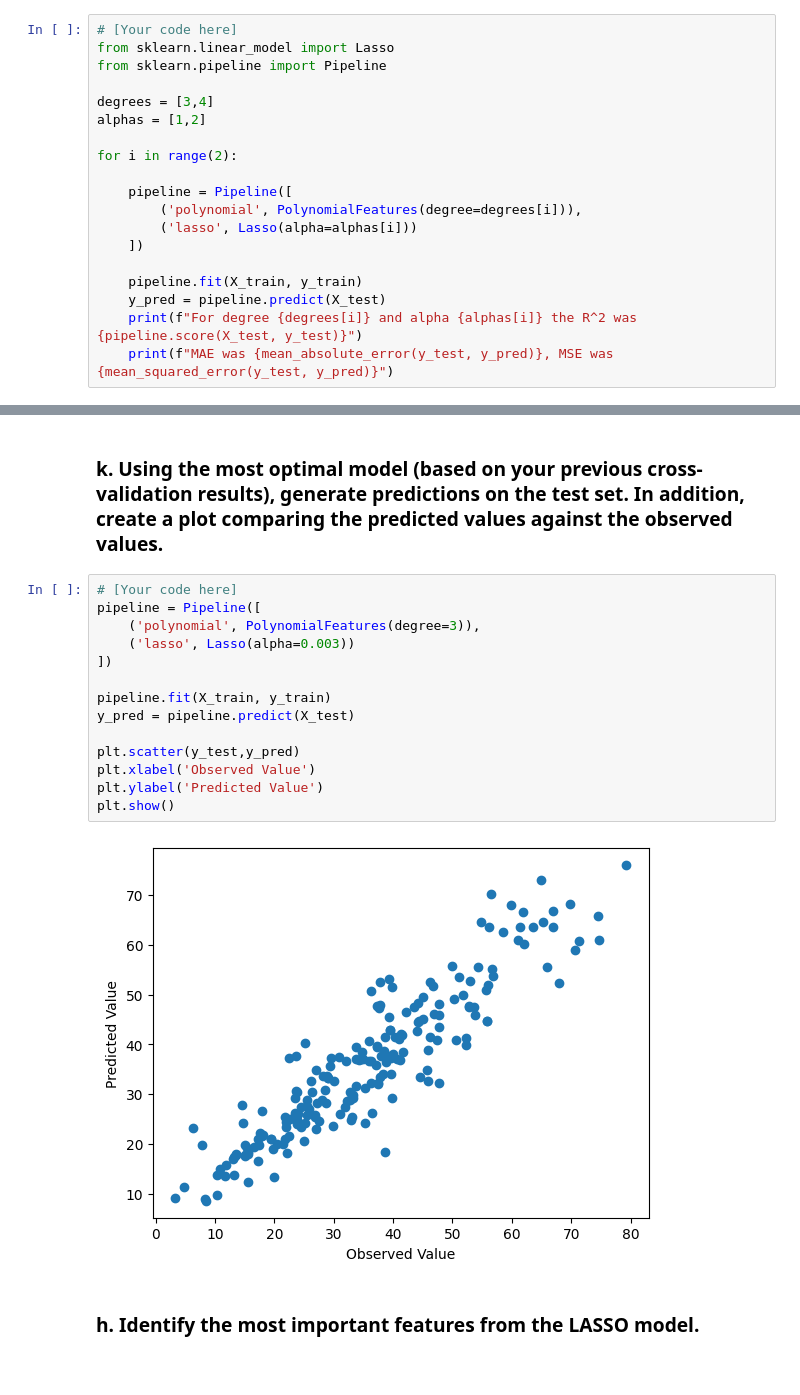
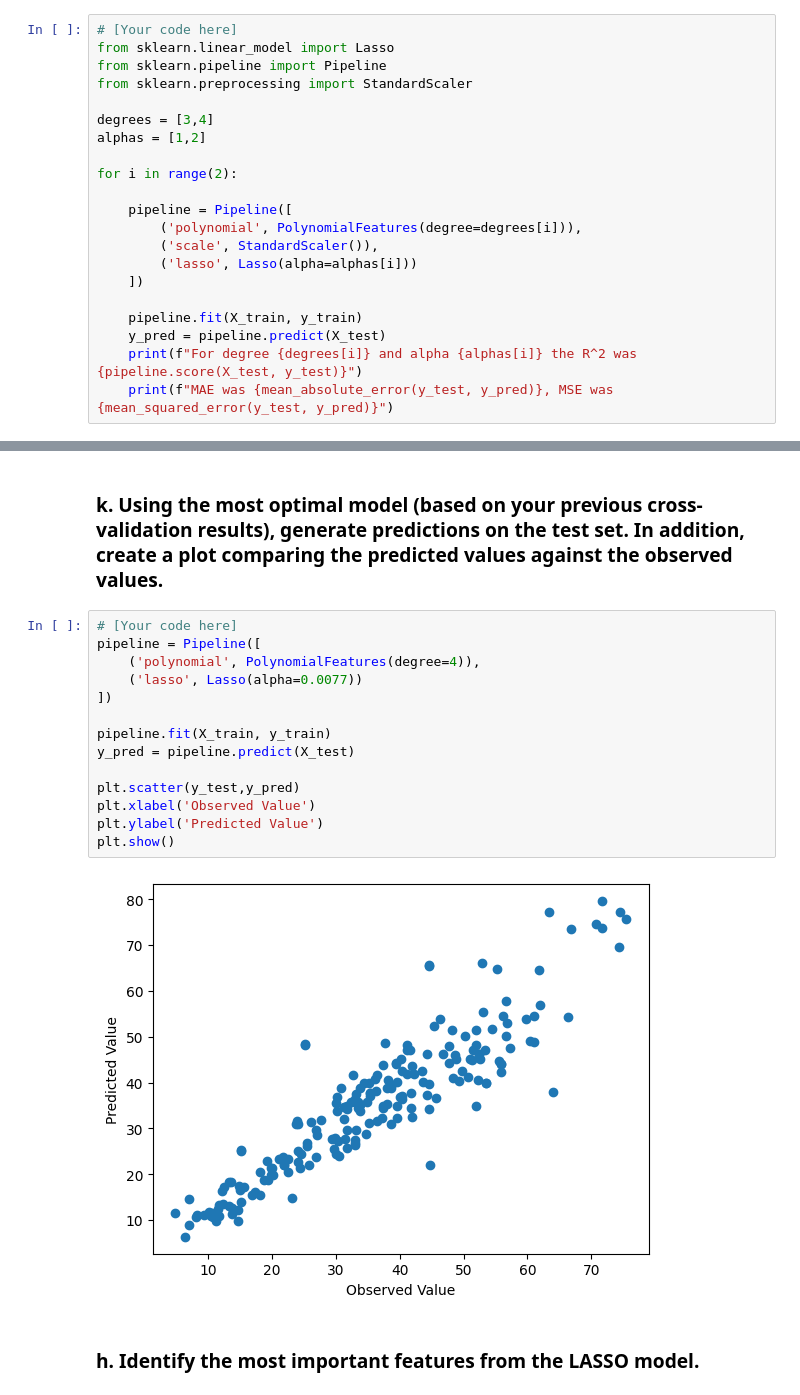
Before and after one commit to nylaup/DS4021-Labs-, a Jupyter notebook: Lab02-Polynomial_Regression.ipynb, the cells around one changed output, grey strips where cells are left out. Saved outputs shown, nothing was run; the diff lists cells and outputs as text.

```diff
--- a/Lab02-Polynomial_Regression.ipynb
+++ b/Lab02-Polynomial_Regression.ipynb
@@ -204,6 +204,7 @@ Again, you should make use of pipelines for this.
 # [Your code here]
 from sklearn.linear_model import Lasso
 from sklearn.pipeline import Pipeline
+from sklearn.preprocessing import StandardScaler
 
 degrees = [3,4]
 alphas = [1,2]
@@ -212,6 +213,7 @@ for i in range(2):
 
     pipeline = Pipeline([
         ('polynomial', PolynomialFeatures(degree=degrees[i])),
+        ('scale', StandardScaler()),
         ('lasso', Lasso(alpha=alphas[i]))
     ])
 
@@ -290,19 +314,19 @@ I chose a heatmap so it would display all 3 axes that we wanted to. You can see
 # %%
 # [Your code here]
 pipeline = Pipeline([
-    ('polynomial', PolynomialFeatures(degree=3)),
-    ('lasso', Lasso(alpha=0.003))
+    ('polynomial', PolynomialFeatures(degree=4)),
+    ('lasso', Lasso(alpha=0.0077))
 ])
 
 pipeline.fit(X_train, y_train)
 y_pred = pipeline.predict(X_test)
 
 plt.scatter(y_test,y_pred)
 plt.xlabel('Observed Value')
 plt.ylabel('Predicted Value')
 plt.show()
 # %% [output]
-[figure, old version]
+[figure, new version]
 # %% [markdown]
 ### h. Identify the most important features from the LASSO model.
 # %%
```
Also changed, not shown: parts of 6 cells of this notebook.
